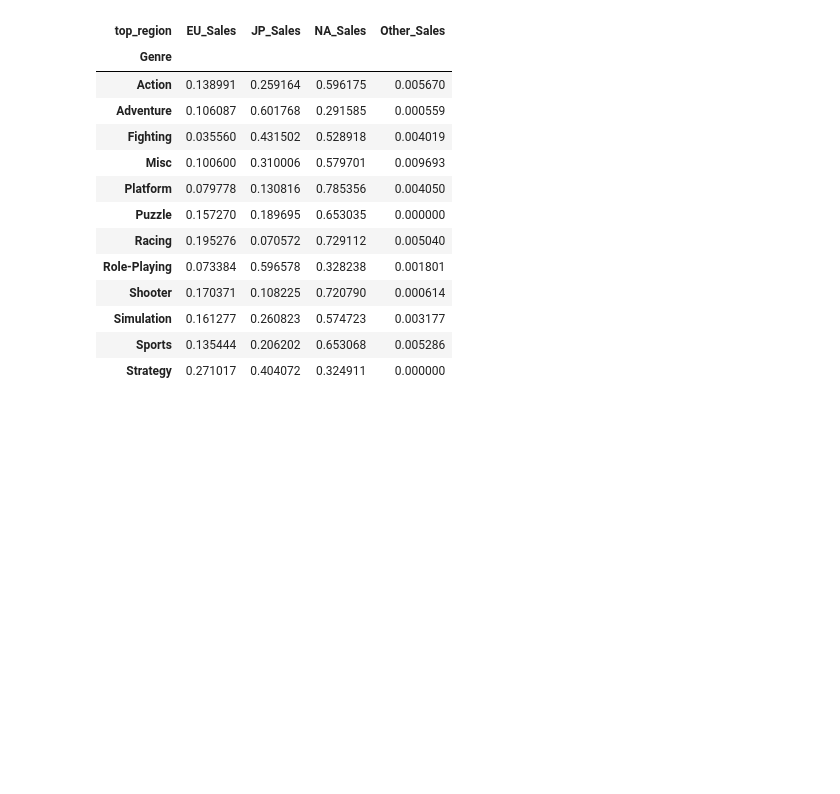
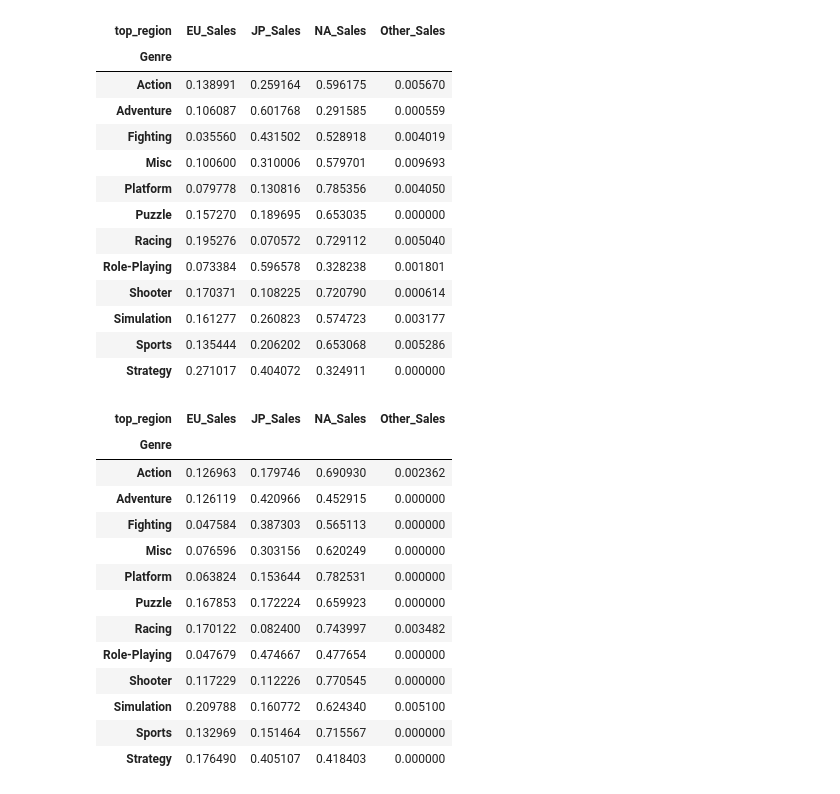
Before and after one commit to cafesmire/notebooks, a Jupyter notebook: video_game_sales/videogame_eda.ipynb, the cells around one changed output. Cells and saved outputs as stored; diff of their text form; code cells hidden in the pictures; blank space fills up the shorter version.

Commit message:
Compute weighted regional dominance for peak-year games

```diff
--- a/video_game_sales/videogame_eda.ipynb
+++ b/video_game_sales/videogame_eda.ipynb
@@ -256,3 +256,25 @@ genre_weighted
 | Simulation | 0.161277 | 0.260823 | 0.574723 | 0.003177 |
 | Sports | 0.135444 | 0.206202 | 0.653068 | 0.005286 |
 | Strategy | 0.271017 | 0.404072 | 0.324911 | 0.000000 |
+# %%
+#Weighted regional dominance for peak-year games
+games_peak_year = df[df['is_peak_year_release']]
+weighted_peak_distribution = games_peak_year.groupby(['Genre', 'top_region'])['top_region_share'].sum()
+weighted_peak_distribution = weighted_peak_distribution.unstack(fill_value=0)
+weighted_peak_distribution = weighted_peak_distribution.div(weighted_peak_distribution.sum(axis=1), axis=0)
+weighted_peak_distribution
+# %% [output]
+| top_region | EU_Sales | JP_Sales | NA_Sales | Other_Sales |
+| Genre |  |  |  |  |
+| Action | 0.126963 | 0.179746 | 0.690930 | 0.002362 |
+| Adventure | 0.126119 | 0.420966 | 0.452915 | 0.000000 |
+| Fighting | 0.047584 | 0.387303 | 0.565113 | 0.000000 |
+| Misc | 0.076596 | 0.303156 | 0.620249 | 0.000000 |
+| Platform | 0.063824 | 0.153644 | 0.782531 | 0.000000 |
+| Puzzle | 0.167853 | 0.172224 | 0.659923 | 0.000000 |
+| Racing | 0.170122 | 0.082400 | 0.743997 | 0.003482 |
+| Role-Playing | 0.047679 | 0.474667 | 0.477654 | 0.000000 |
+| Shooter | 0.117229 | 0.112226 | 0.770545 | 0.000000 |
+| Simulation | 0.209788 | 0.160772 | 0.624340 | 0.005100 |
+| Sports | 0.132969 | 0.151464 | 0.715567 | 0.000000 |
+| Strategy | 0.176490 | 0.405107 | 0.418403 | 0.000000 |
```
